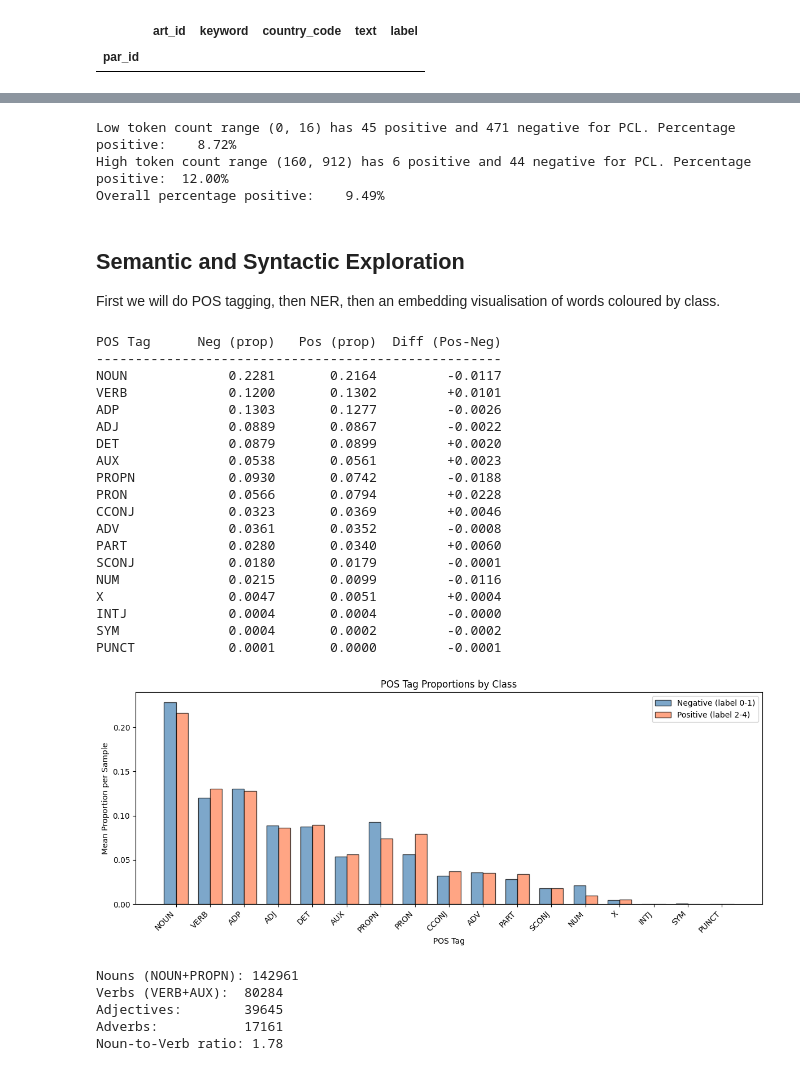
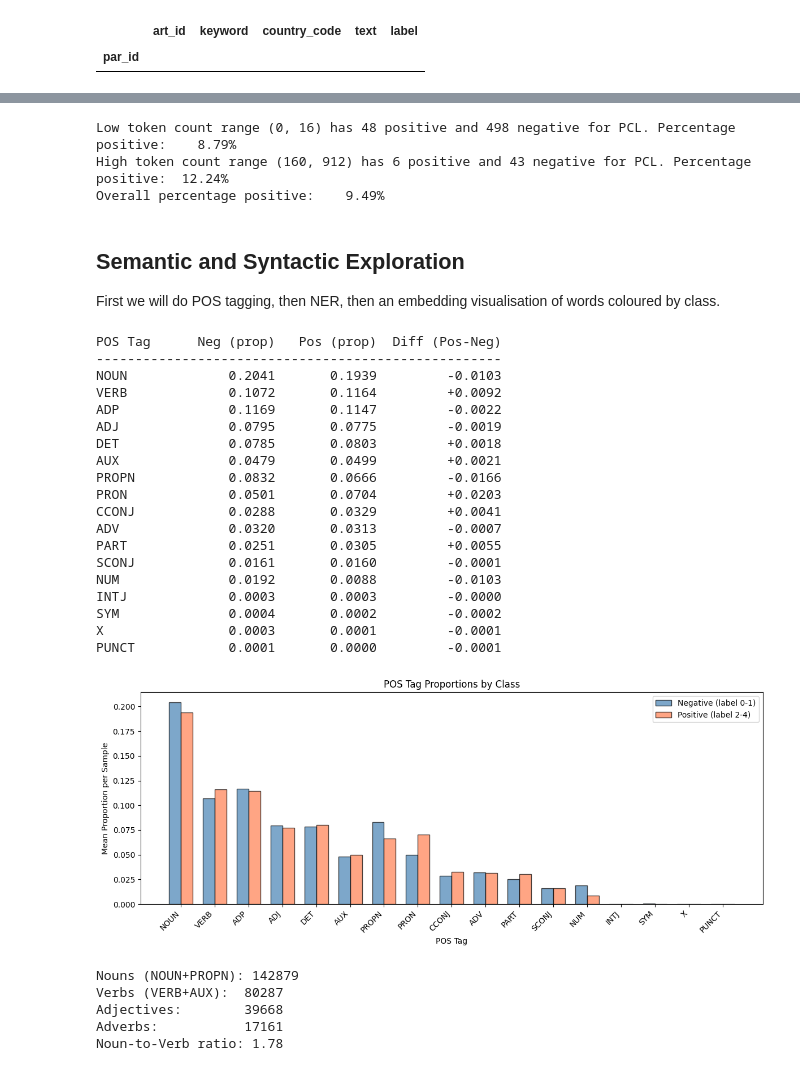
Before and after one commit to JonathanLCunnane/PCL-Detection, a Jupyter notebook: eda.ipynb, the cells around one changed output, grey strips where cells are left out. Saved outputs shown, nothing was run; the diff lists cells and outputs as text; code cells hidden in the pictures.

```diff
--- a/eda.ipynb
+++ b/eda.ipynb
@@ -27,6 +56,7 @@ blen = len(doc_df)
 doc_df.dropna(inplace=True)
 alen = len(doc_df)
 print(f"Dropped {blen-alen} rows with missing values.")
+doc_df["text"] = doc_df["text"].apply(clean_text)
 docs_list = doc_df["text"].to_list()
 docs_list[:5]
 # %% [output]
@@ -209,19 +235,15 @@ print(f"Low token count range {low_range} has {pos_low} positive and {neg_low} n
 print(f"High token count range {high_range} has {pos_high} positive and {neg_high} negative for PCL. Percentage positive:\t{pos_high/(pos_high+neg_high)*100:.2f}%")
 print(f"Overall percentage positive:\t{percentage_positive:.2f}%")
 # %% [output]
-Low token count range (0, 16) has 45 positive and 471 negative for PCL. Percentage positive:    8.72%
-High token count range (160, 912) has 6 positive and 44 negative for PCL. Percentage positive:  12.00%
+Low token count range (0, 16) has 48 positive and 498 negative for PCL. Percentage positive:    8.79%
+High token count range (160, 912) has 6 positive and 43 negative for PCL. Percentage positive:  12.24%
 Overall percentage positive:    9.49%
 # %% [markdown]
 ## Semantic and Syntactic Exploration
 
 First we will do POS tagging, then NER, then an embedding visualisation of words coloured by class.
 # %%
-from collections import Counter
-
 # Count POS tags per document as proportions of document length, then compute mean per class
-labels = doc_df["label"].values
-
 # Build per-document POS proportions
 prop_per_doc_neg = []  # list of dicts, one per negative sample
 prop_per_doc_pos = []  # list of dicts, one per positive sample
@@ -231,7 +253,7 @@ for para, label in zip(paras, labels):
     for token in para:
         if not token.is_punct and not token.is_space:
             doc_pos[token.pos_] += 1
-    total_tokens = sum(doc_pos.values())
+    total_tokens = len(para)
     if total_tokens > 0:
         doc_prop = {tag: count / total_tokens for tag, count in doc_pos.items()}
     else:
@@ -274,52 +296,52 @@ ax.set_ylabel("Mean Proportion per Sample")
 ax.set_title("POS Tag Proportions by Class")
 ax.set_xticks(x)
 ax.set_xticklabels(all_tags, rotation=45, ha="right")
 ax.legend()
 plt.tight_layout()
 plt.show()
 
 fig.savefig(f"{OUT_PATH}/pos_tagging.svg", format="svg")
 fig.savefig(f"{OUT_PATH}/pos_tagging.png", dpi=400)
 
 # Noun vs Verb comparison (using raw totals)
 pos_counts_raw = Counter()
 for para in paras:
     for token in para:
         if not token.is_punct and not token.is_space:
             pos_counts_raw[token.pos_] += 1
 nouns = pos_counts_raw.get("NOUN", 0) + pos_counts_raw.get("PROPN", 0)
 verbs = pos_counts_raw.get("VERB", 0) + pos_counts_raw.get("AUX", 0)
 adjs = pos_counts_raw.get("ADJ", 0)
 advs = pos_counts_raw.get("ADV", 0)
 print(f"\nNouns (NOUN+PROPN): {nouns}")
 print(f"Verbs (VERB+AUX):  {verbs}")
 print(f"Adjectives:        {adjs}")
 print(f"Adverbs:           {advs}")
 print(f"Noun-to-Verb ratio: {nouns/verbs:.2f}")
 # %% [output]
 POS Tag      Neg (prop)   Pos (prop)  Diff (Pos-Neg)
 ----------------------------------------------------
-NOUN             0.2281       0.2164         -0.0117
-VERB             0.1200       0.1302         +0.0101
-ADP              0.1303       0.1277         -0.0026
-ADJ              0.0889       0.0867         -0.0022
-DET              0.0879       0.0899         +0.0020
-AUX              0.0538       0.0561         +0.0023
-PROPN            0.0930       0.0742         -0.0188
-PRON             0.0566       0.0794         +0.0228
-CCONJ            0.0323       0.0369         +0.0046
-ADV              0.0361       0.0352         -0.0008
-PART             0.0280       0.0340         +0.0060
-SCONJ            0.0180       0.0179         -0.0001
-NUM              0.0215       0.0099         -0.0116
-X                0.0047       0.0051         +0.0004
-INTJ             0.0004       0.0004         -0.0000
+NOUN             0.2041       0.1939         -0.0103
+VERB             0.1072       0.1164         +0.0092
+ADP              0.1169       0.1147         -0.0022
+ADJ              0.0795       0.0775         -0.0019
+DET              0.0785       0.0803         +0.0018
+AUX              0.0479       0.0499         +0.0021
+PROPN            0.0832       0.0666         -0.0166
+PRON             0.0501       0.0704         +0.0203
+CCONJ            0.0288       0.0329         +0.0041
+ADV              0.0320       0.0313         -0.0007
+PART             0.0251       0.0305         +0.0055
+SCONJ            0.0161       0.0160         -0.0001
+NUM              0.0192       0.0088         -0.0103
+INTJ             0.0003       0.0003         -0.0000
 SYM              0.0004       0.0002         -0.0002
+X                0.0003       0.0001         -0.0001
 PUNCT            0.0001       0.0000         -0.0001
-[figure, old version]
+[figure, new version]
-Nouns (NOUN+PROPN): 142961
-Verbs (VERB+AUX):  80284
-Adjectives:        39645
+Nouns (NOUN+PROPN): 142879
+Verbs (VERB+AUX):  80287
+Adjectives:        39668
 Adverbs:           17161
 Noun-to-Verb ratio: 1.78
 # %%
```
Also changed, not shown: parts of 9 cells of this notebook, 40 other files.
